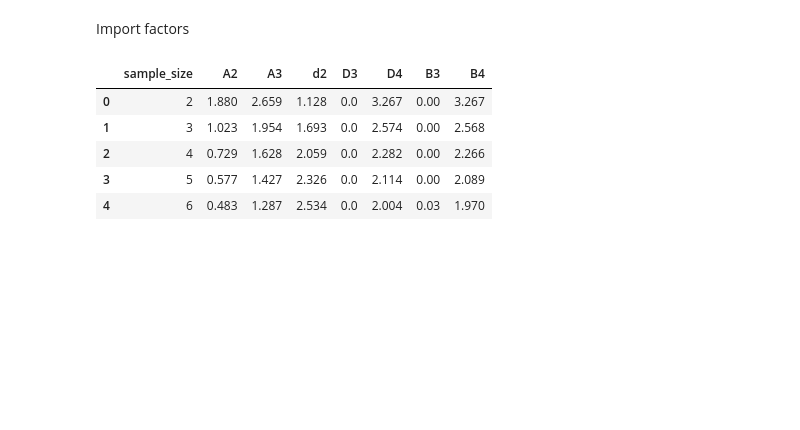
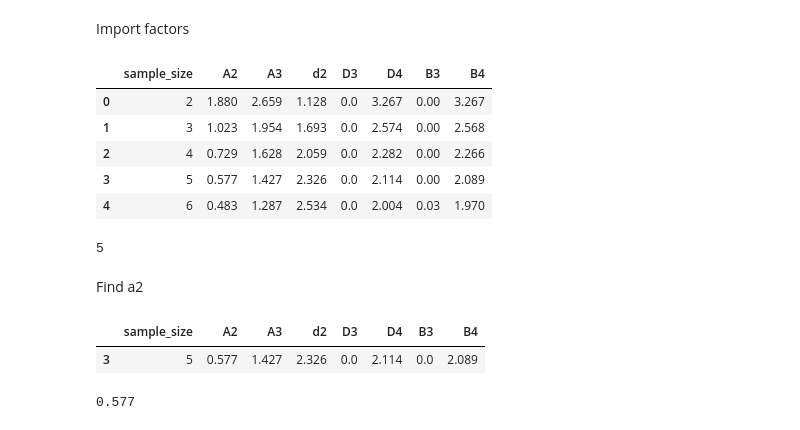
Before and after one commit to fbaezcalderon/dog_treats_fall_2024, a Jupyter notebook: dog_treats_control_chart.ipynb, the cells around one changed output. Drawn from its saved outputs; the diff is of its cells as text; code cells hidden in the pictures; blank space fills up the shorter version.

Commit message:
A2 factor

```diff
--- a/dog_treats_control_chart.ipynb
+++ b/dog_treats_control_chart.ipynb
@@ -138,3 +138,20 @@ factors_df.head()
 | 2 | 4 | 0.729 | 1.628 | 2.059 | 0.0 | 2.282 | 0.00 | 2.266 |
 | 3 | 5 | 0.577 | 1.427 | 2.326 | 0.0 | 2.114 | 0.00 | 2.089 |
 | 4 | 6 | 0.483 | 1.287 | 2.534 | 0.0 | 2.004 | 0.03 | 1.970 |
+# %%
+n = len(observation_labels)
+n
+# %% [output]
+5
+# %% [markdown]
+Find a2
+# %%
+factors_df.loc[factors_df['sample_size']==n]
+# %% [output]
+|  | sample_size | A2 | A3 | d2 | D3 | D4 | B3 | B4 |
+| 3 | 5 | 0.577 | 1.427 | 2.326 | 0.0 | 2.114 | 0.0 | 2.089 |
+# %%
+A2 = factors_df.loc[factors_df['sample_size']==n]['A2'].values[0]
+A2
+# %% [output]
+0.577
```
